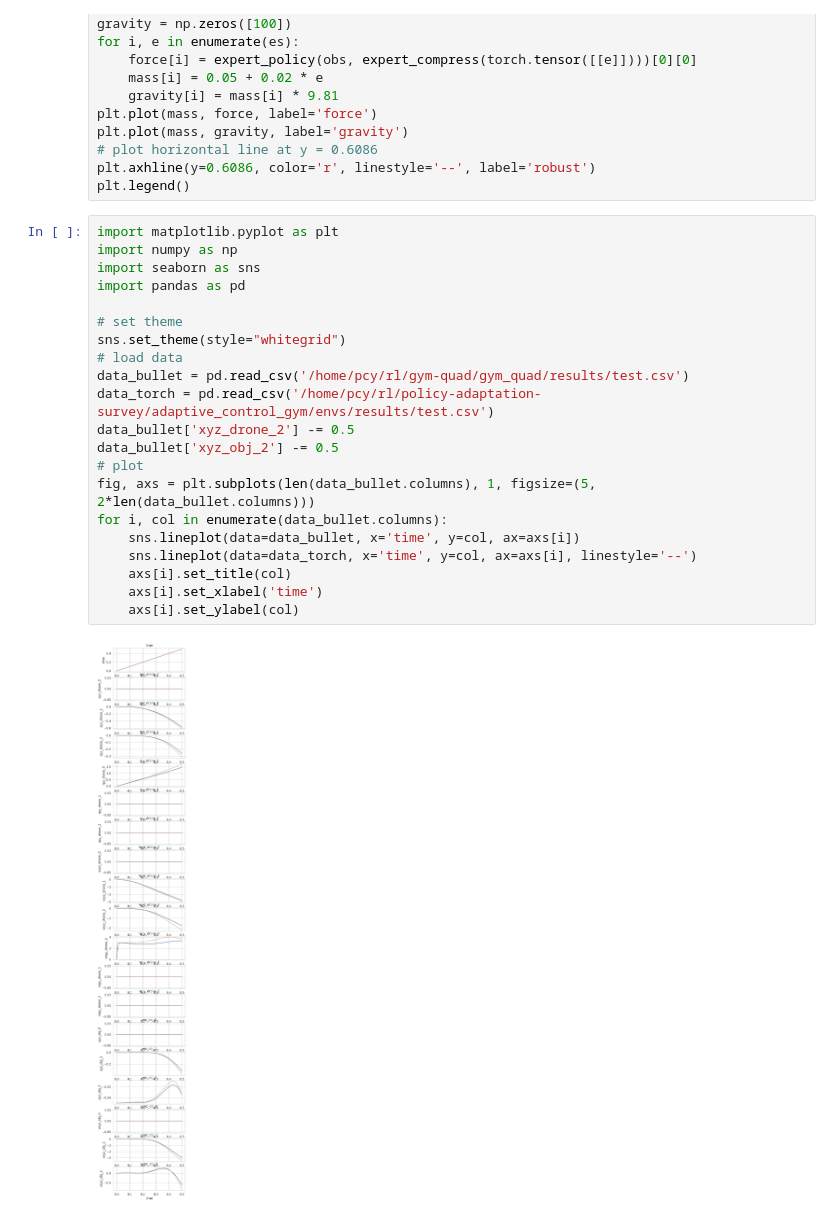
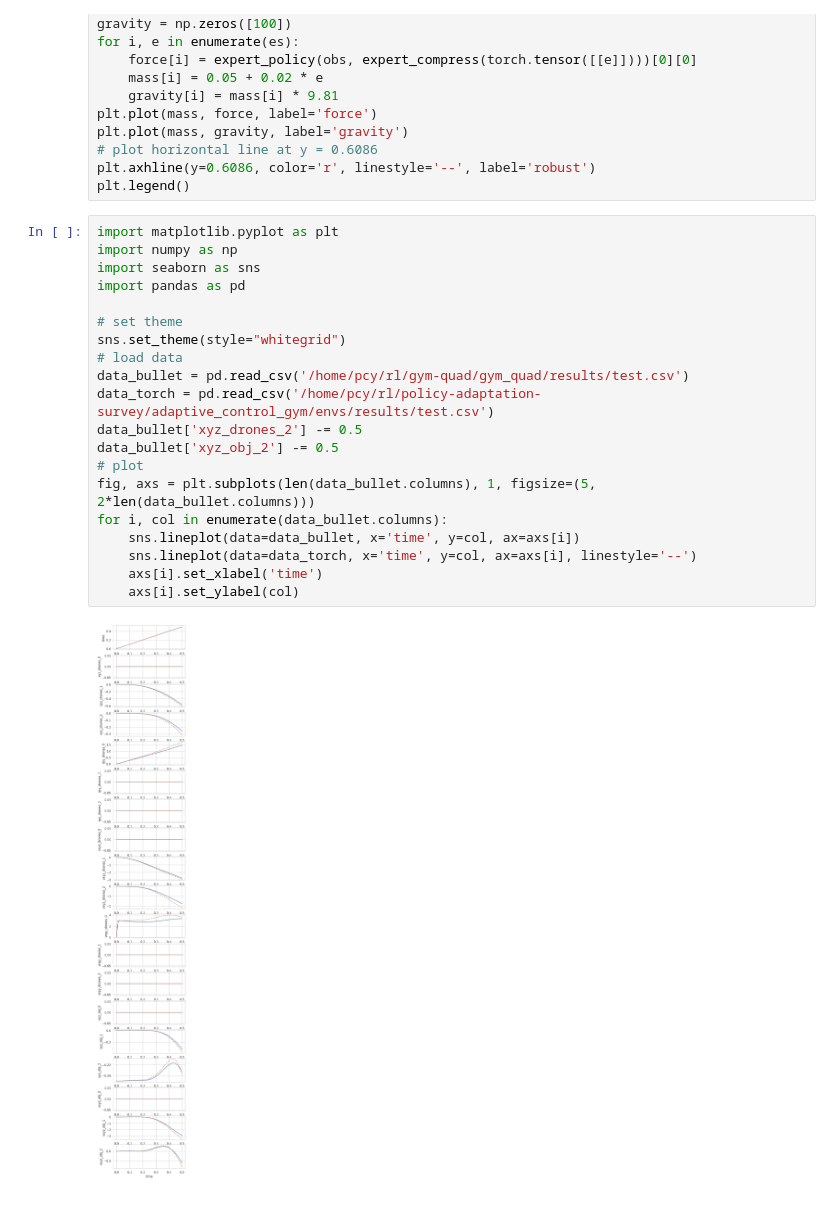
Before and after one commit to jc-bao/policy-adaptation-survey, a Jupyter notebook: adaptive_control_gym/utils/plot.ipynb, the cells around one changed output. Cells and saved outputs as stored; diff of their text form.

```diff
--- a/adaptive_control_gym/utils/plot.ipynb
+++ b/adaptive_control_gym/utils/plot.ipynb
@@ -122,23 +122,22 @@ plt.legend()
 # %%
 import matplotlib.pyplot as plt
 import numpy as np
 import seaborn as sns
 import pandas as pd
 
 # set theme
 sns.set_theme(style="whitegrid")
 # load data
 data_bullet = pd.read_csv('/home/pcy/rl/gym-quad/gym_quad/results/test.csv')
 data_torch = pd.read_csv('/home/pcy/rl/policy-adaptation-survey/adaptive_control_gym/envs/results/test.csv')
-data_bullet['xyz_drone_2'] -= 0.5
+data_bullet['xyz_drones_2'] -= 0.5
 data_bullet['xyz_obj_2'] -= 0.5
 # plot
 fig, axs = plt.subplots(len(data_bullet.columns), 1, figsize=(5, 2*len(data_bullet.columns)))
 for i, col in enumerate(data_bullet.columns):
     sns.lineplot(data=data_bullet, x='time', y=col, ax=axs[i])
     sns.lineplot(data=data_torch, x='time', y=col, ax=axs[i], linestyle='--')
-    axs[i].set_title(col)
     axs[i].set_xlabel('time')
     axs[i].set_ylabel(col)
 # %% [output]
-[figure, old version]
+[figure, new version]
```
Also changed, not shown: 1 other file.
